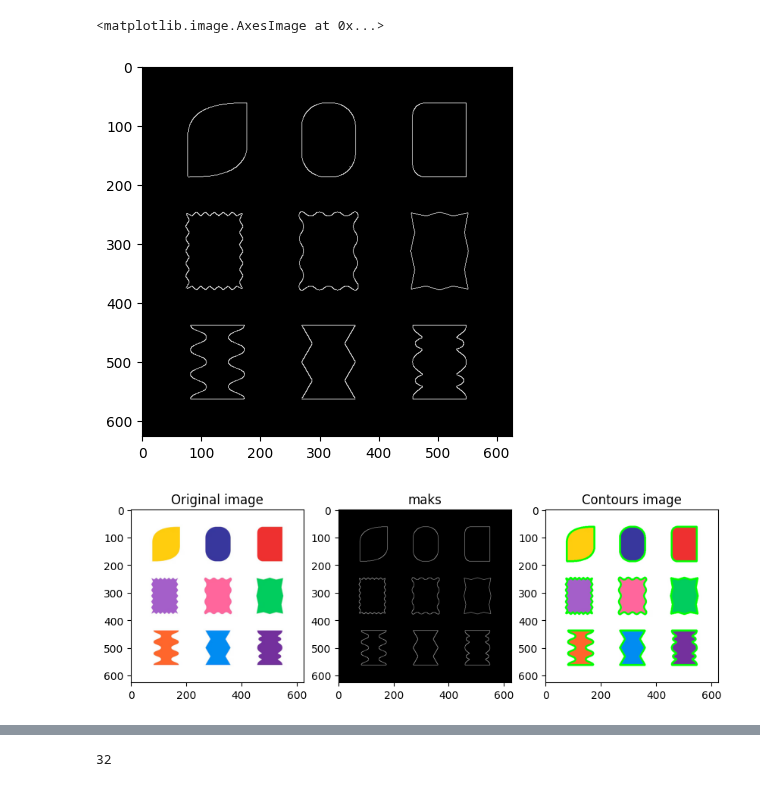
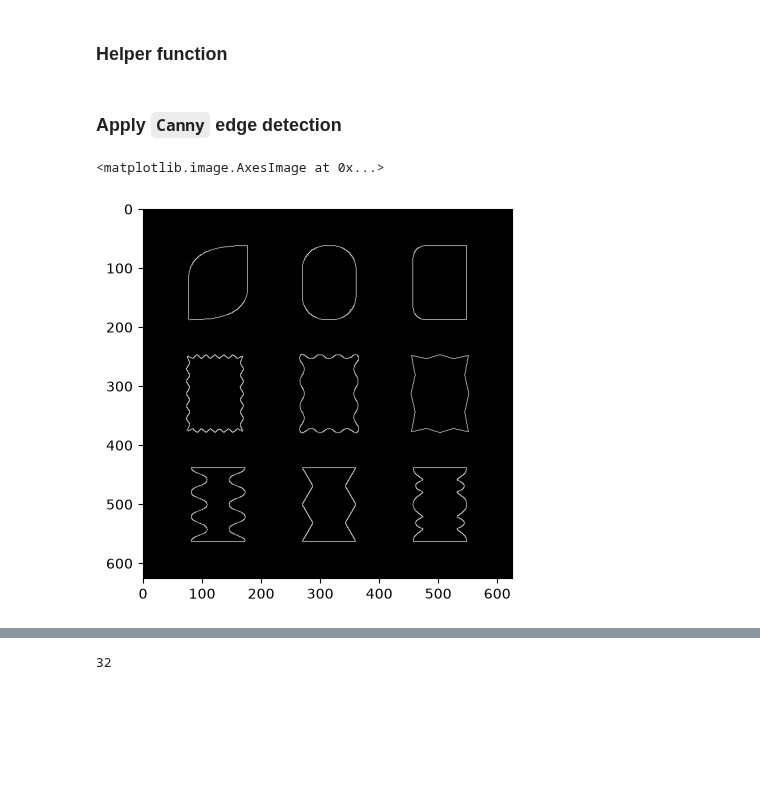
Before and after one commit to htetaunglynn94/Computer-Vision-with-CNN-TensorFlow-and-PyTorch, a Jupyter notebook: 05-OpenCV/16-contour.ipynb, the cells around one changed output, grey strips where cells are left out. Saved outputs shown, nothing was run; the diff lists cells and outputs as text; code cells hidden in the pictures; blank space fills up the shorter version.

Commit message:
updated contour lectures

```diff
--- a/05-OpenCV/16-contour.ipynb
+++ b/05-OpenCV/16-contour.ipynb
@@ -3,8 +4,6 @@ import cv2
 import matplotlib.pyplot as plt
 # %%
-image = cv2.imread("../images/shapes.jpg")
-
-image_rgb = cv2.cvtColor(image, cv2.COLOR_BGR2RGB)
-
-image_gray = cv2.cvtColor(image, cv2.COLOR_BGR2GRAY)
+img = cv2.imread("./data/shapes.jpg")
+img_rgb = cv2.cvtColor(img, cv2.COLOR_BGR2RGB)
+img_gray = cv2.cvtColor(img, cv2.COLOR_BGR2GRAY)
 # %%
@@ -14,0 +19,2 @@ plt.imshow(image_rgb)
+# %% [markdown]
+### Helper function
@@ -15,32 +36,8 @@ plt.imshow(image_rgb)
+# %% [markdown]
+### Apply `Canny` edge detection
 # %%
-gray = cv2.Canny(image_gray, 80, 150)
-
-plt.imshow(gray, cmap='grey')
+canny_mask = cv2.Canny(image=img_gray, threshold1=50, threshold2=150)
+plt.imshow(canny_mask, 'grey')
 # %% [output]
 <matplotlib.image.AxesImage at 0x...>
-[figure, old version]
+[figure, new version]
-# %%
-contours, hierarchy = cv2.findContours(gray, cv2.RETR_LIST, cv2.CHAIN_APPROX_SIMPLE)
-
-#MODE - hierarchy relationship between contours
-# method - contours points are stored.
-
-contour_image = image.copy()
-cv2.drawContours(contour_image, contours, -1, (0, 255, 0), 5)
-
-plt.figure(figsize=(10,5))
-plt.subplot(1,3,1)
-plt.imshow(cv2.cvtColor(image, cv2.COLOR_BGR2RGB))
-plt.title("Original image")
-
-plt.subplot(1,3,2)
-plt.imshow(gray, cmap='grey')
-plt.title("maks")
-
-plt.subplot(1,3,3)
-plt.imshow(cv2.cvtColor(contour_image, cv2.COLOR_BGR2RGB))
-plt.title("Contours image")
-
-plt.show()
-# %% [output]
-[figure, removed]
```
Also changed, not shown: parts of 16 cells of this notebook.
